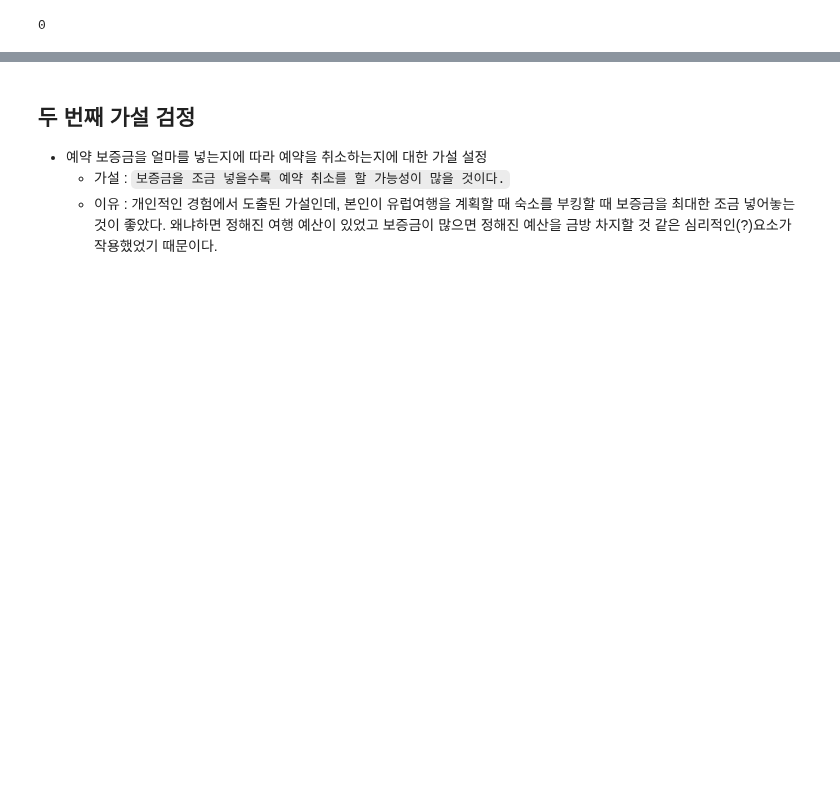
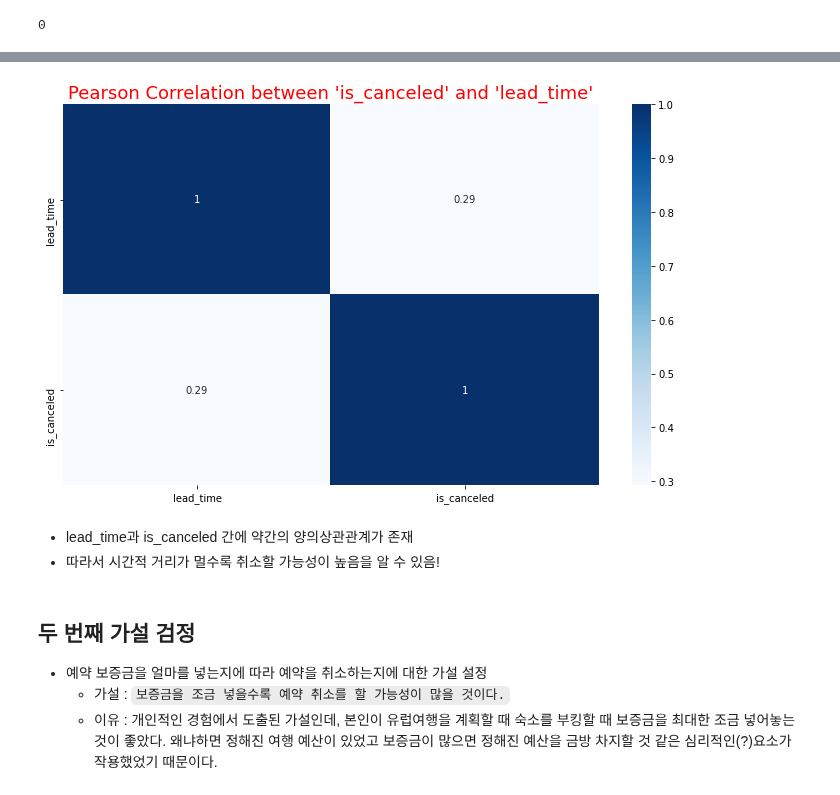
Before and after one commit to young-hun-jo/DataAnalysis, a Jupyter notebook: hotel_booking/analysis_myself.ipynb, the cells around one changed output, grey strips where cells are left out. Drawn from its saved outputs; the diff is of its cells as text; code cells hidden in the pictures; blank space fills up the shorter version.

```diff
--- a/hotel_booking/analysis_myself.ipynb
+++ b/hotel_booking/analysis_myself.ipynb
@@ -977,3 +219,19 @@ for hotel in hotels:
+# %%
+# 서로간의 피어슨 상관관계 살펴보기
+import seaborn as sns
+import matplotlib.pyplot as plt
+
+corr = time_cancel.corr()
+plt.figure(figsize=(12,7))
+sns.heatmap(data=corr, cmap='Blues', annot=True)
+plt.title("Pearson Correlation between 'is_canceled' and 'lead_time'",
+         fontsize=18, color='red')
+plt.show()
+# %% [output]
+[figure, added]
+# %% [markdown]
+- lead_time과 is_canceled 간에 약간의 양의상관관계가 존재
+- 따라서 시간적 거리가 멀수록 취소할 가능성이 높음을 알 수 있음!
 # %% [markdown]
 ## 두 번째 가설 검정
 
```
Also changed, not shown: parts of 118 cells of this notebook.
